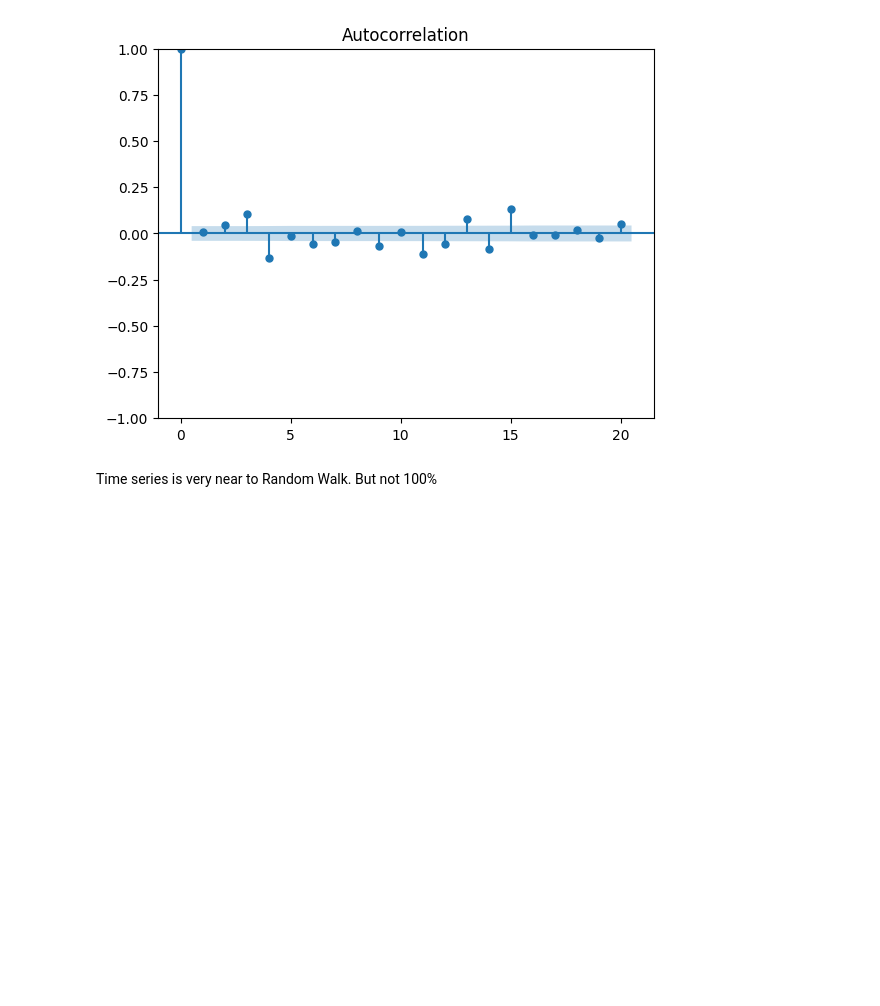
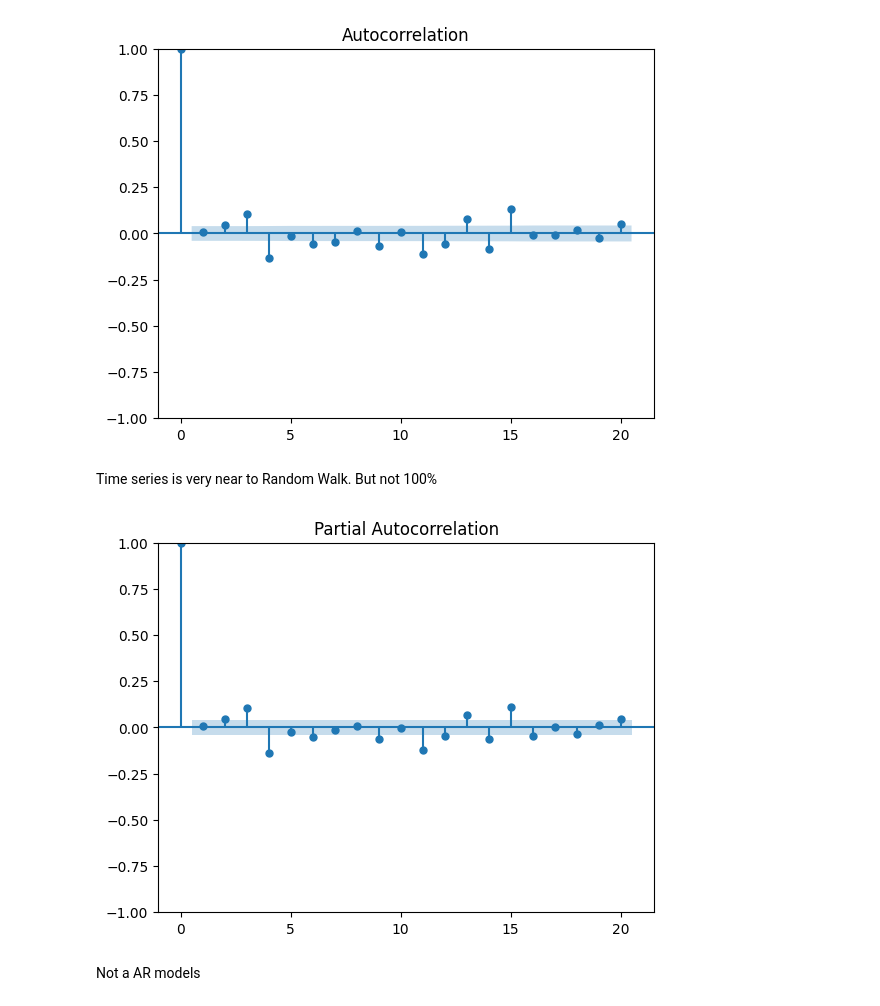
Before and after one commit to RasaraThathsarana/DS-Project, a Jupyter notebook: TRX_notebook.ipynb, the cells around one changed output. Cells and saved outputs as stored; diff of their text form; code cells hidden in the pictures; blank space fills up the shorter version.

```diff
--- a/TRX_notebook.ipynb
+++ b/TRX_notebook.ipynb
@@ -88,3 +105,9 @@ plot_acf(diff_price, lags=20);
 [figure]
 # %% [markdown]
 Time series is very near to Random Walk. But not 100%
+# %%
+plot_pacf(diff_price, lags=20);
+# %% [output]
+[figure, added]
+# %% [markdown]
+Not a AR models
```
Also changed, not shown: parts of 21 cells of this notebook.
